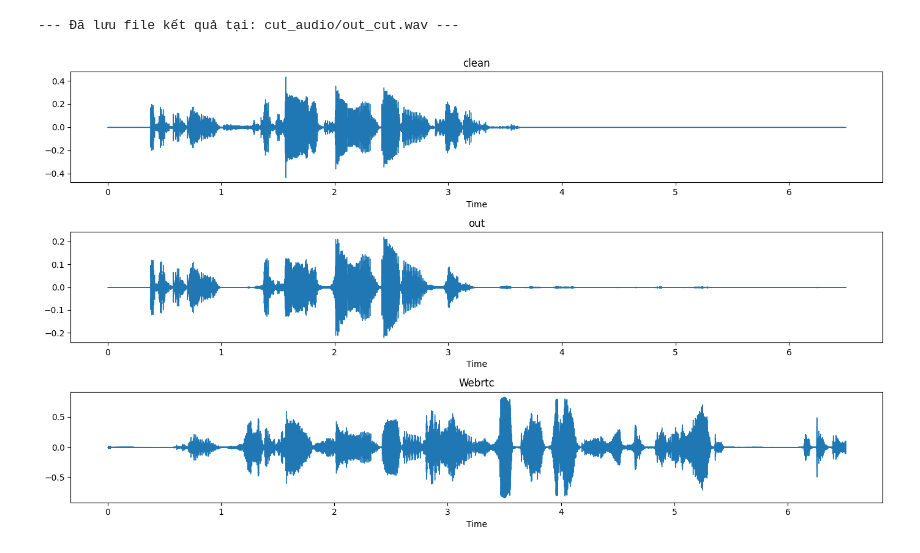
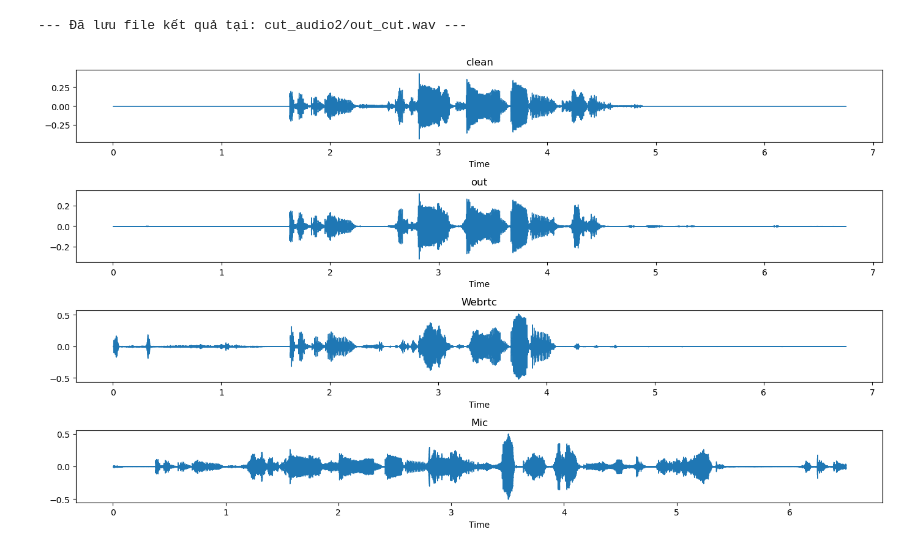
Before and after one commit to FWD-LeTung/WebRTC-Audio-Processing-Build, a Jupyter notebook: inference.ipynb, the cells around one changed output. Saved outputs shown, nothing was run; the diff lists cells and outputs as text; code cells hidden in the pictures.

```diff
--- a/inference.ipynb
+++ b/inference.ipynb
@@ -140,52 +140,56 @@ def run_inference(model_path, mic_path, ref_path, save_path):
 
 if __name__ == "__main__":
     MODEL_FILE = "aec_v2_step_2900.pth" # Thay bằng file của bạn
-    MIC_FILE = "cut_audio/0000_mic.flac"
-    REF_FILE = "cut_audio/0000_ref.flac"
-    SAVE_FILE = "cut_audio/out_cut.wav"
+    MIC_FILE = "cut_audio2/0000_mic.flac"
+    REF_FILE = "cut_audio2/0000_ref.flac"
+    SAVE_FILE = "cut_audio2/out_cut.wav"
 
     run_inference(MODEL_FILE, MIC_FILE, REF_FILE, SAVE_FILE)
 # %% [output]
---- Đã lưu file kết quả tại: cut_audio/out_cut.wav ---
+--- Đã lưu file kết quả tại: cut_audio2/out_cut.wav ---
 # %%
 import librosa
 import librosa.display
 import matplotlib.pyplot as plt
 import numpy as np
-file1 = "cut_audio/000_clean.flac"
-file2 = "cut_audio/out_cut.wav"
-file3 = "cut_audio/0000_mic_out.wav"
-
+file1 = "cut_audio2/000_clean.flac"
+file2 = "cut_audio2/out_cut.wav"
+file3 = "cut_audio2/0000_mic_out.wav"
+file4 = "cut_audio/0000_mic.flac"
 # Load audio
 y1, sr1 = librosa.load(file1, sr=None)
 y2, sr2 = librosa.load(file2, sr=None)
 y3, _ = librosa.load(file3,sr=16000)
+y4, _ = librosa.load(file4, sr = 16000)
 # STFT parameters
 n_fft = 512
 win_length = 320
 hop_length = 160
 
 # Compute STFT
 
 # Convert to dB
 # Plot
 plt.figure(figsize=(14, 8))
 
 # -------- Audio 1 --------
-plt.subplot(3, 1, 1)
+plt.subplot(4, 1, 1)
 librosa.display.waveshow(y1, sr=sr1)
 plt.title("clean")
 
-plt.subplot(3, 1, 2)
+plt.subplot(4, 1, 2)
 librosa.display.waveshow(y2, sr=sr1)
 plt.title("out")
 
 # -------- Audio 2 --------
-plt.subplot(3, 1, 3)
+plt.subplot(4, 1, 3)
 librosa.display.waveshow(y3, sr=sr2)
 plt.title("Webrtc")
 
+plt.subplot(4, 1, 4)
+librosa.display.waveshow(y4, sr=sr2)
+plt.title("Mic")
 plt.tight_layout()
 plt.show()
 # %% [output]
-[figure, old version]
+[figure, new version]
```
Also changed, not shown: 17 other files.
